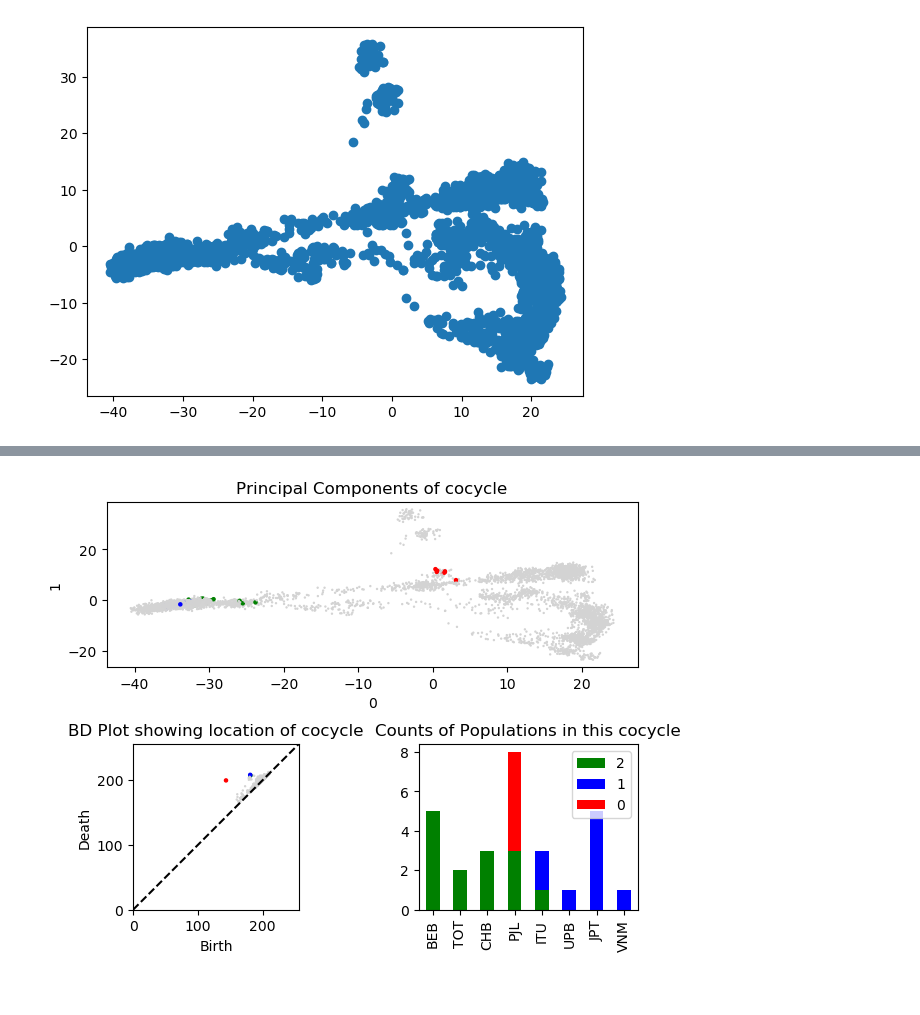
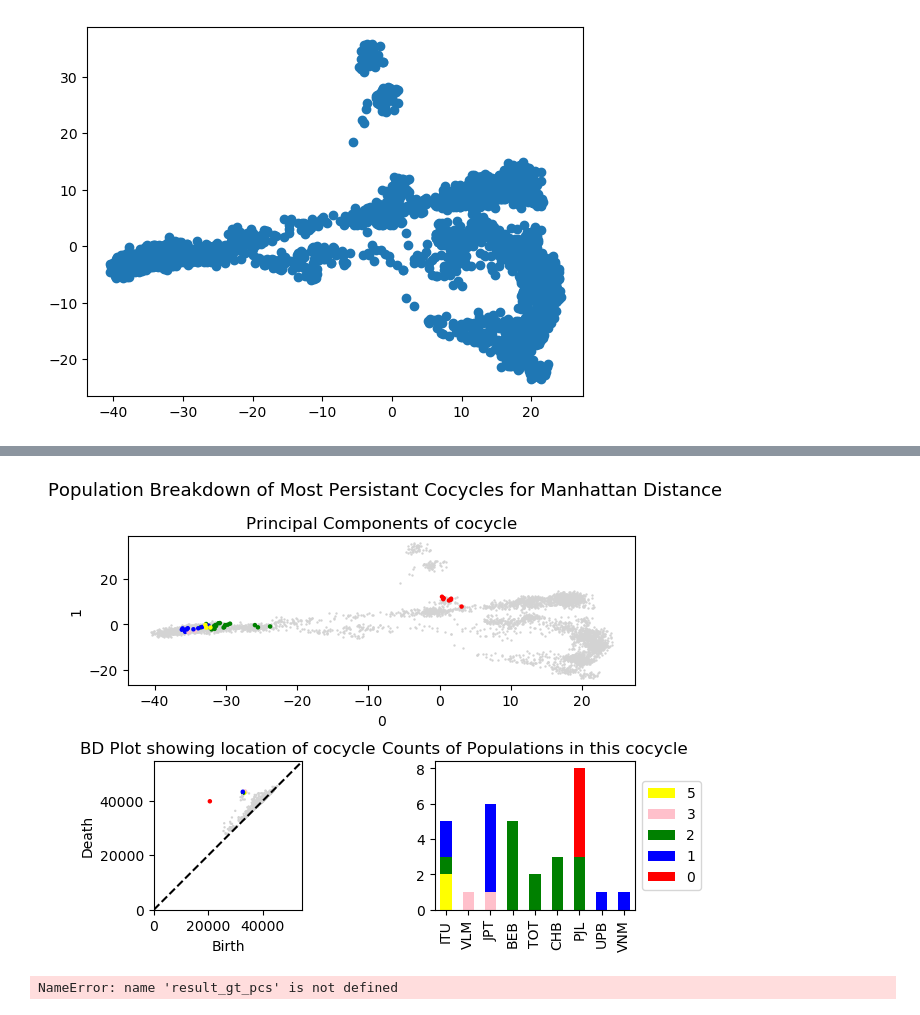
Before and after one commit to AI-sandbox/genTopo, a Jupyter notebook: ripser_individuals.ipynb, the cells around one changed output, grey strips where cells are left out. Drawn from its saved outputs; the diff is of its cells as text; code cells hidden in the pictures.

```diff
--- a/ripser_individuals.ipynb
+++ b/ripser_individuals.ipynb
@@ -30,8 +33,8 @@ D_Full_Man = np.load('/home/harryem/data/HimalGen/D_Full_Man.npy')
 D_Full_Man = scipy.spatial.distance.squareform(D_Full_Man)
 # %%
 start = time.time()
-result = ripser(D_Full_Man, coeff=2, maxdim=1, do_cocycles=True, distance_matrix=True)
-diagrams = result['dgms']
+result_manhattan = ripser(D_Full_Man, coeff=2, maxdim=1, do_cocycles=True, distance_matrix=True)
+diagrams = result_manhattan['dgms']
 plot_diagrams(diagrams, show=True)
 
 print("Time: {:.1f} seconds".format(time.time() - start))
@@ -77,19 +79,24 @@ plot_diagrams(diagrams[1], show=True)
 # %%
 from ripserIndividualPlots import display_cocycle_charts
 
-cocycle_number_list = [0,1,2]
+# cocycle_number_list = [3]
+cocycle_number_list = [0,1,2,3,5]
 popinfo_path = '~/../projects/HimalGenAsia/HimalGen.popinfo.csv'
 colordict = {
     -1: 'lightgrey',
     0: 'red',
     1: 'blue',
     2: 'green',
-    3: 'pink'
+    3: 'pink',
+    4: 'black',
+    5: 'yellow',
+    6: 'lightblue'
 }
 
-fig = display_cocycle_charts(cocycle_number_list, gt_matrix_PCs, colordict, result)
+fig = display_cocycle_charts(cocycle_number_list, gt_matrix_PCs, colordict, result_manhattan)
+fig.suptitle('Population Breakdown of Most Persistant Cocycles for Manhattan Distance', fontsize=13)
 
 fig.show()
 # %% [output]
-[figure, old version]
+[figure, new version]
 # %%
@@ -96,0 +105,7 @@ fig.savefig("gt_matrix_PCs.svg", format="svg")
+# %%
+fig = display_cocycle_charts(cocycle_number_list, gt_matrix_PCs, colordict, result_gt_pcs)
+fig.suptitle('Population Breakdown of Most Persistant Cocycles for All Principal Components', fontsize=13)
+
+fig.show()
+# %% [output]
+NameError: name 'result_gt_pcs' is not defined
```
Also changed, not shown: parts of 7 cells of this notebook, 5 other files.
